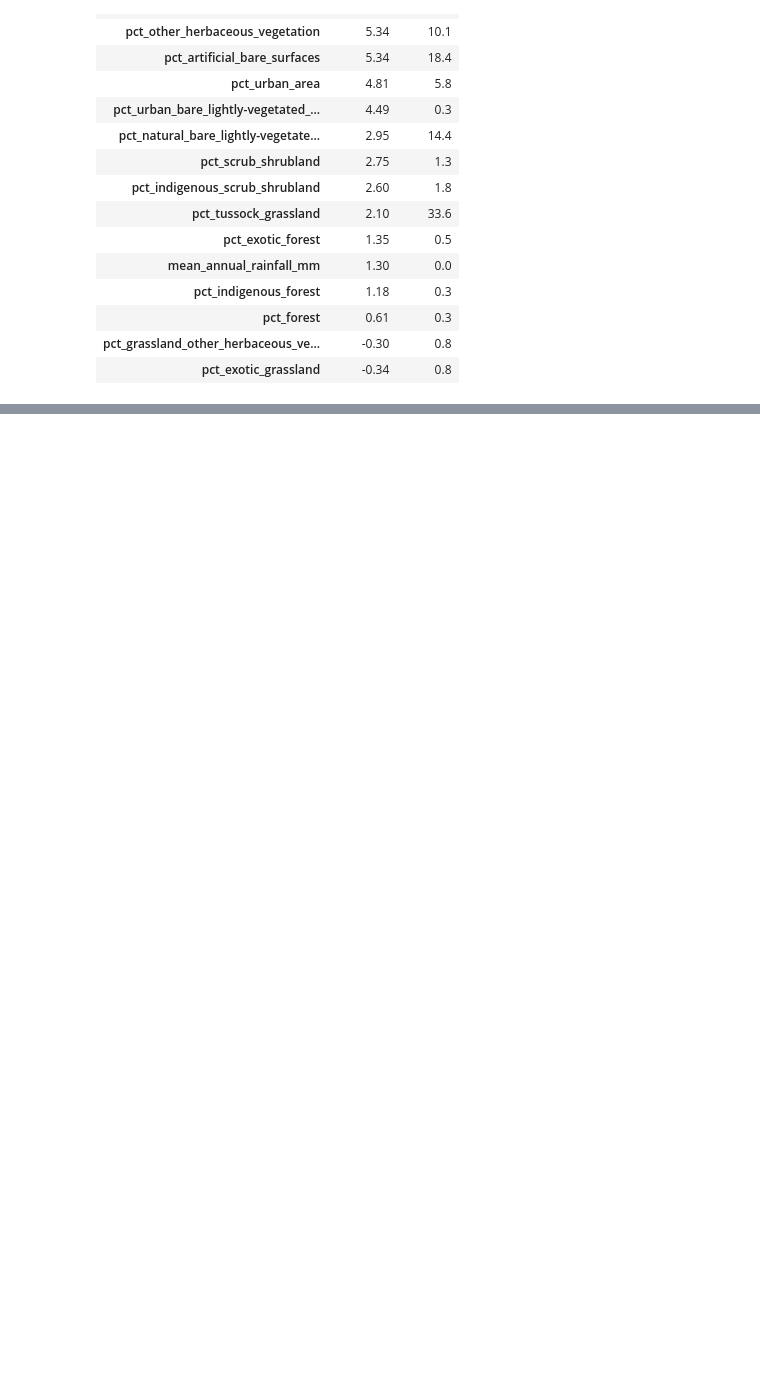
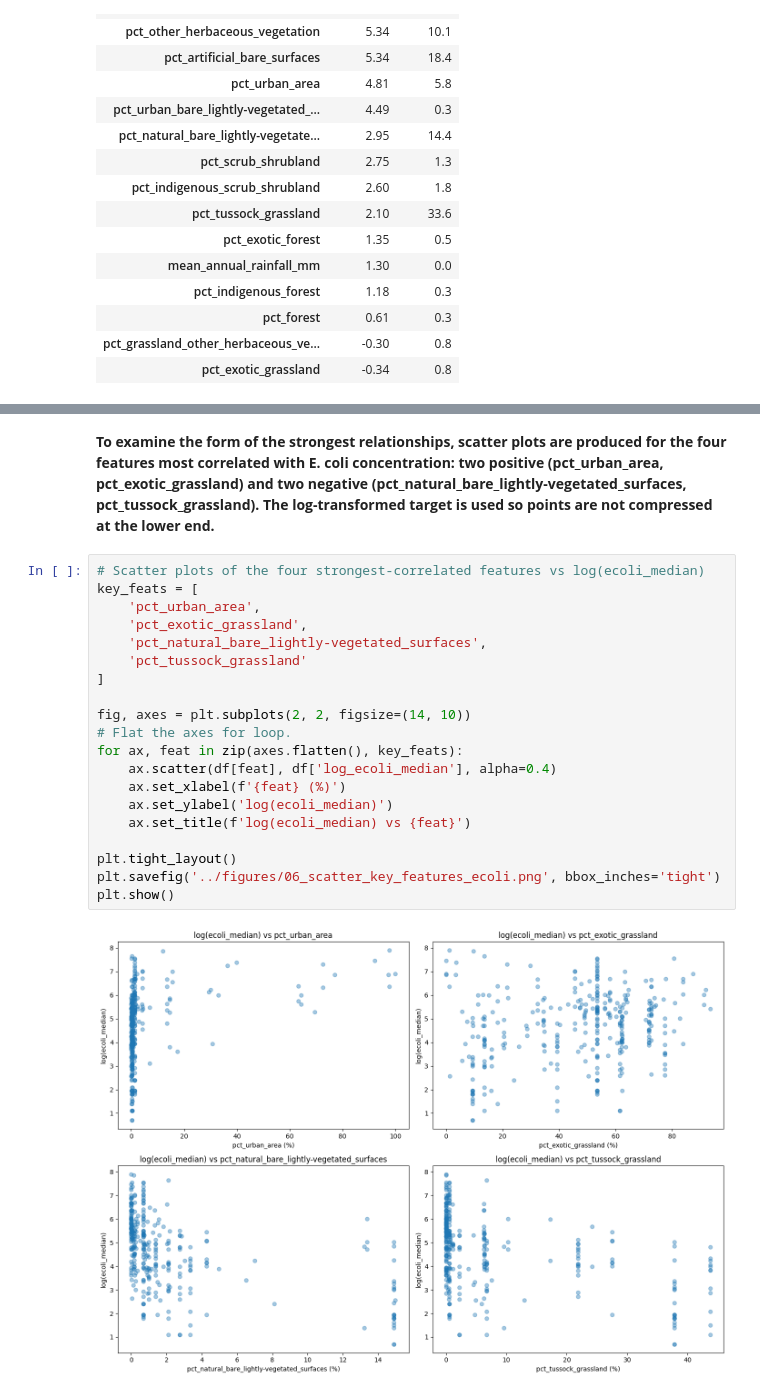
Before and after one commit to Ming-Liu-1170030/1170030-riverWQ, a Jupyter notebook: src/01_eda.ipynb, the cells around one changed output, grey strips where cells are left out. Drawn from its saved outputs; the diff is of its cells as text; blank space fills up the shorter version.

```diff
--- a/src/01_eda.ipynb
+++ b/src/01_eda.ipynb
@@ -391,0 +529,24 @@ skew_table
+# %% [markdown]
+**To examine the form of the strongest relationships, scatter plots are produced for the four features most correlated with E. coli concentration: two positive (pct_urban_area, pct_exotic_grassland) and two negative (pct_natural_bare_lightly-vegetated_surfaces, pct_tussock_grassland). The log-transformed target is used so points are not compressed at the lower end.**
+# %%
+# Scatter plots of the four strongest-correlated features vs log(ecoli_median)
+key_feats = [
+    'pct_urban_area',
+    'pct_exotic_grassland',
+    'pct_natural_bare_lightly-vegetated_surfaces',
+    'pct_tussock_grassland'
+]
+
+fig, axes = plt.subplots(2, 2, figsize=(14, 10))
+# Flat the axes for loop.
+for ax, feat in zip(axes.flatten(), key_feats):
+    ax.scatter(df[feat], df['log_ecoli_median'], alpha=0.4)
+    ax.set_xlabel(f'{feat} (%)')
+    ax.set_ylabel('log(ecoli_median)')
+    ax.set_title(f'log(ecoli_median) vs {feat}')
+
+plt.tight_layout()
+plt.savefig('../figures/06_scatter_key_features_ecoli.png', bbox_inches='tight')
+plt.show()
+# %% [output]
+[figure, added]
```
Also changed, not shown: parts of 23 cells of this notebook, 5 other files.
